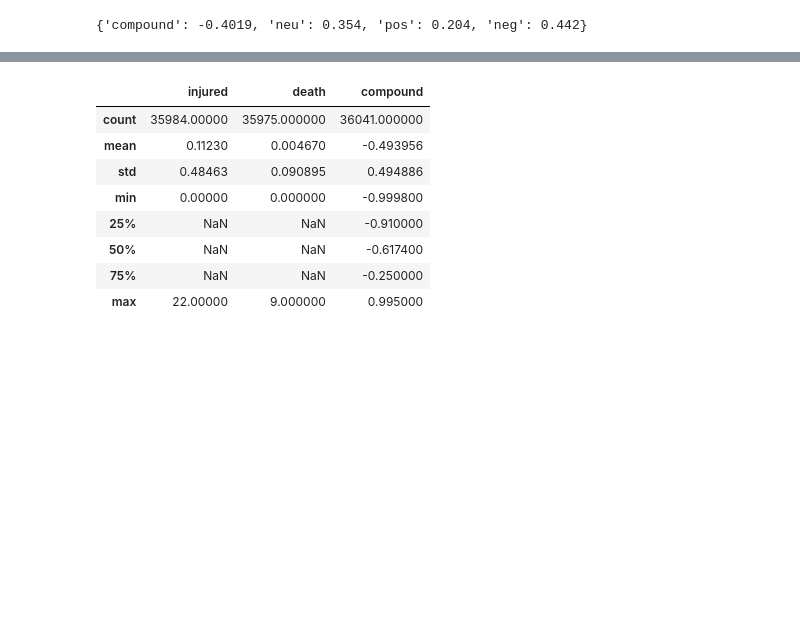
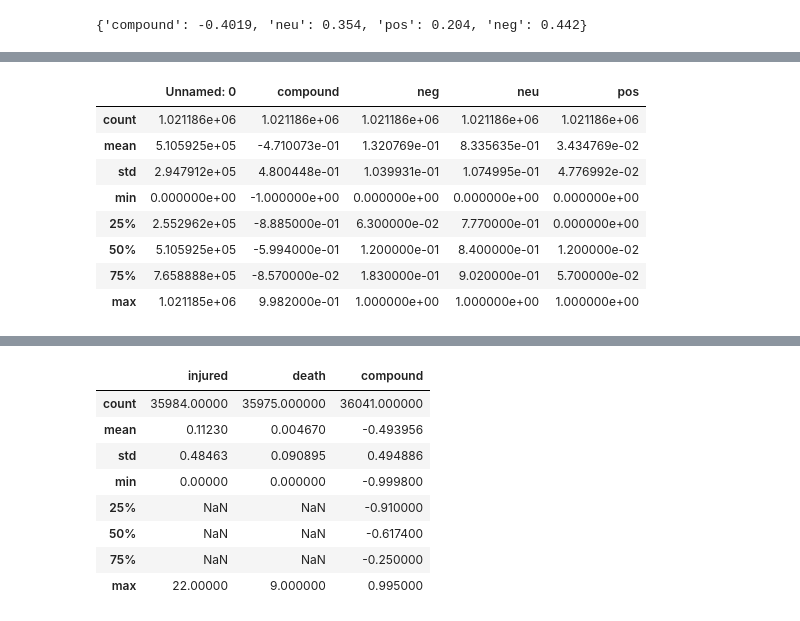
Before and after one commit to bmart847/RecallAnalysis, a Jupyter notebook: cars.ipynb, the cells around one changed output, grey strips where cells are left out. Drawn from its saved outputs; the diff is of its cells as text; code cells hidden in the pictures; blank space fills up the shorter version.

```diff
--- a/cars.ipynb
+++ b/cars.ipynb
@@ -882,0 +883,12 @@ testSent
+# %%
+testSent.describe()
+# %% [output]
+|  | Unnamed: 0 | compound | neg | neu | pos |
+| count | 1.021186e+06 | 1.021186e+06 | 1.021186e+06 | 1.021186e+06 | 1.021186e+06 |
+| mean | 5.105925e+05 | -4.710073e-01 | 1.320769e-01 | 8.335635e-01 | 3.434769e-02 |
+| std | 2.947912e+05 | 4.800448e-01 | 1.039931e-01 | 1.074995e-01 | 4.776992e-02 |
+| min | 0.000000e+00 | -1.000000e+00 | 0.000000e+00 | 0.000000e+00 | 0.000000e+00 |
+| 25% | 2.552962e+05 | -8.885000e-01 | 6.300000e-02 | 7.770000e-01 | 0.000000e+00 |
+| 50% | 5.105925e+05 | -5.994000e-01 | 1.200000e-01 | 8.400000e-01 | 1.200000e-02 |
+| 75% | 7.658888e+05 | -8.570000e-02 | 1.830000e-01 | 9.020000e-01 | 5.700000e-02 |
+| max | 1.021185e+06 | 9.982000e-01 | 1.000000e+00 | 1.000000e+00 | 1.000000e+00 |
```
Also changed, not shown: parts of 12 cells of this notebook.
